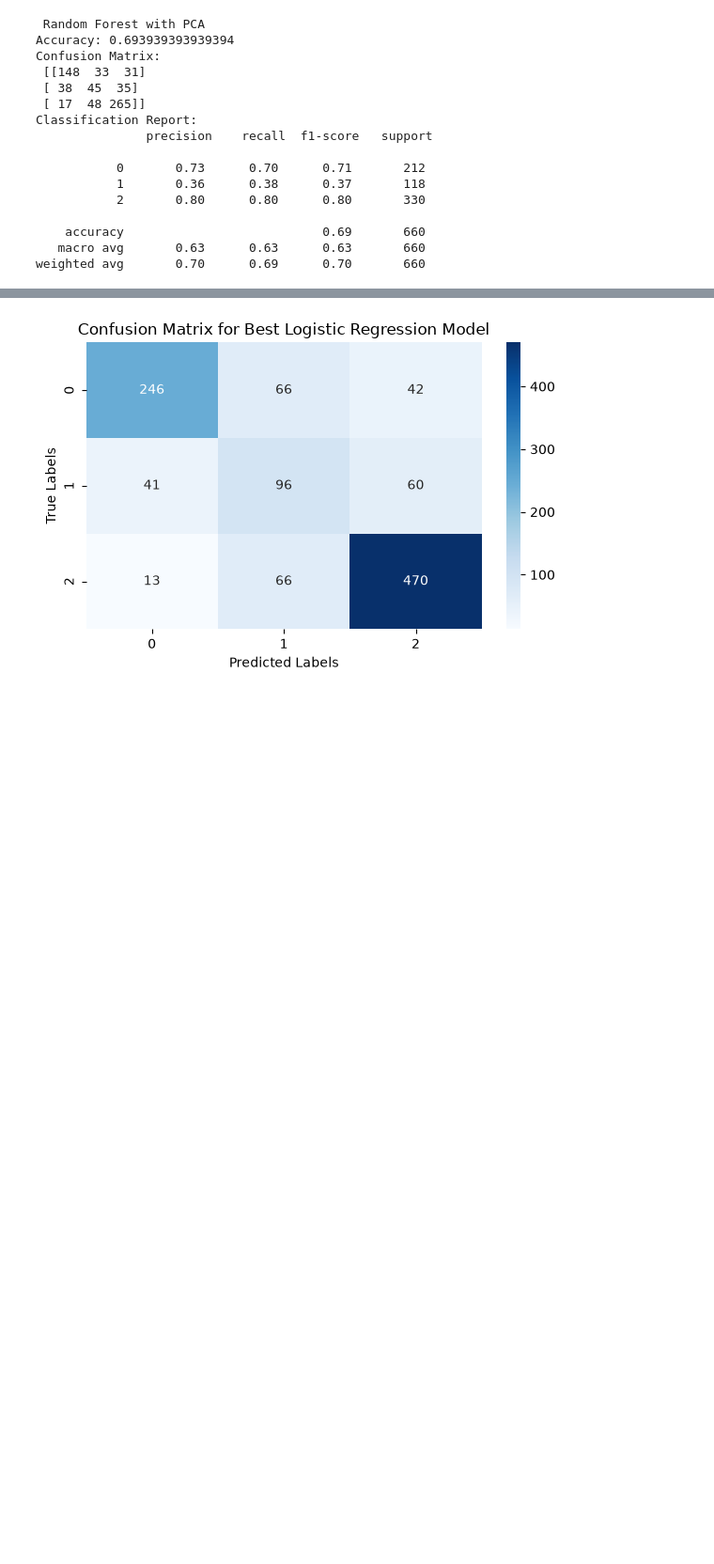
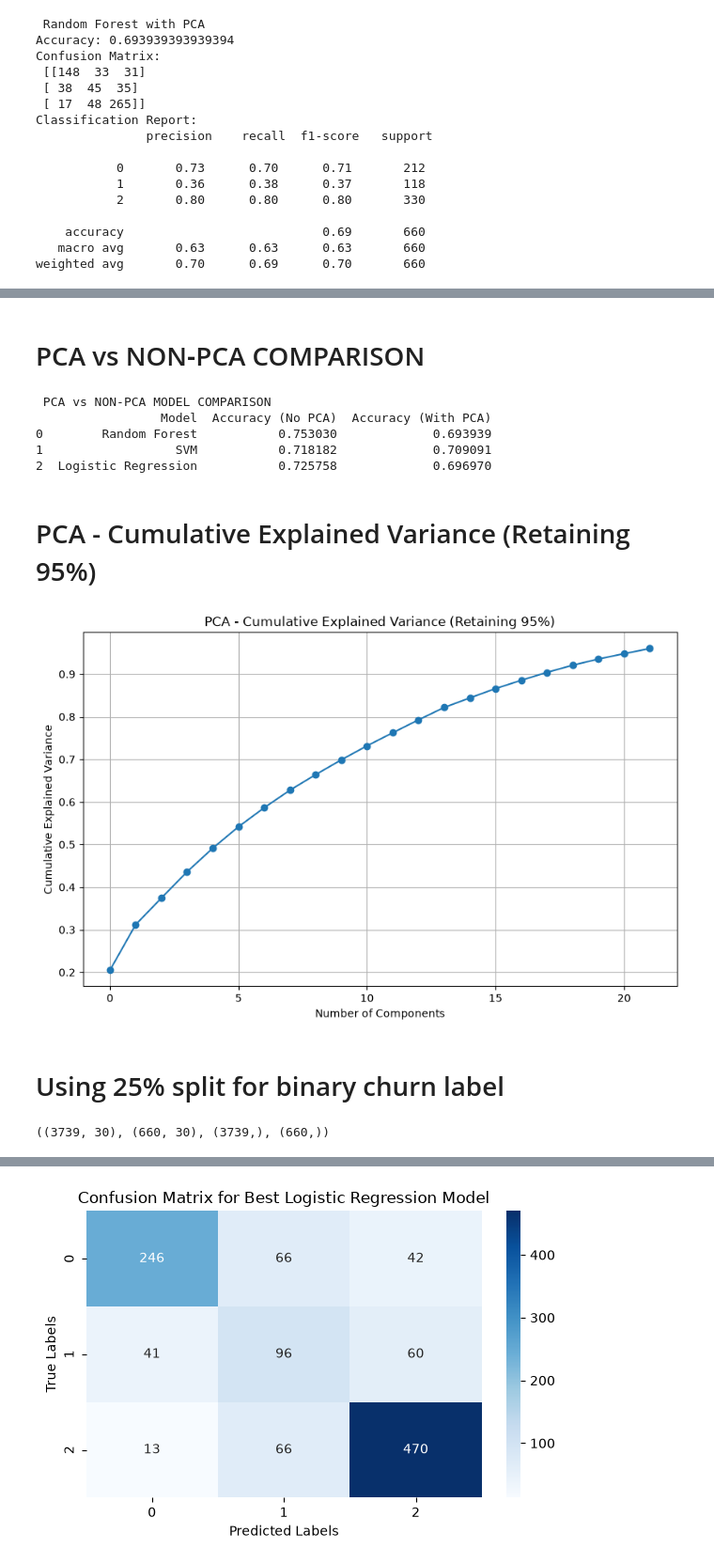
Before and after one commit to sba25078/HDipData_CA1-assignment-for-machine-learning-, a Jupyter notebook: ML_HDipData_CA1.ipynb, the cells around one changed output, grey strips where cells are left out. Shown at 94% size. Cells and saved outputs as stored; diff of their text form; code cells hidden in the pictures; blank space fills up the shorter version.

Commit message:
Using 25% split for binary churn label

```diff
--- a/ML_HDipData_CA1.ipynb
+++ b/ML_HDipData_CA1.ipynb
@@ -1268,0 +1303,40 @@ print("Classification Report:\n", classification_report(y_test, lr_pred))
+# %% [markdown]
+# PCA vs NON‑PCA COMPARISON
+# %%
+comparison = pd.DataFrame([
+    ["Random Forest", rf_acc, rf_pca_acc],
+    ["SVM", svm_acc, svm_pca_acc],
+    ["Logistic Regression", lr_acc, lr_pca_acc]
+], columns=["Model", "Accuracy (No PCA)", "Accuracy (With PCA)"])
+
+print(" PCA vs NON-PCA MODEL COMPARISON ")
+print(comparison)
+# %% [output]
+ PCA vs NON-PCA MODEL COMPARISON
+                 Model  Accuracy (No PCA)  Accuracy (With PCA)
+0        Random Forest           0.753030             0.693939
+1                  SVM           0.718182             0.709091
+2  Logistic Regression           0.725758             0.696970
+# %% [markdown]
+# PCA - Cumulative Explained Variance (Retaining 95%)
+# %%
+explained_variance = pca.explained_variance_ratio_
+
+plt.figure(figsize=(10,6))
+plt.plot(np.cumsum(explained_variance), marker='o')
+plt.xlabel('Number of Components')
+plt.ylabel('Cumulative Explained Variance')
+plt.title('PCA - Cumulative Explained Variance (Retaining 95%)')
+plt.grid(True)
+plt.show()
+# %% [output]
+[figure, added]
+# %% [markdown]
+# Using 25% split for binary churn label
+# %%
+from sklearn.model_selection import train_test_split
+
+X_train_25, X_test_25, y_train_25, y_test_25 = train_test_split(X, y_churn, test_size=0.25, stratify=y_churn, random_state=102)
+X_train.shape,X_test.shape,y_train.shape,y_test.shape
+# %% [output]
+((3739, 30), (660, 30), (3739,), (660,))
```
Also changed, not shown: parts of 14 cells of this notebook.
